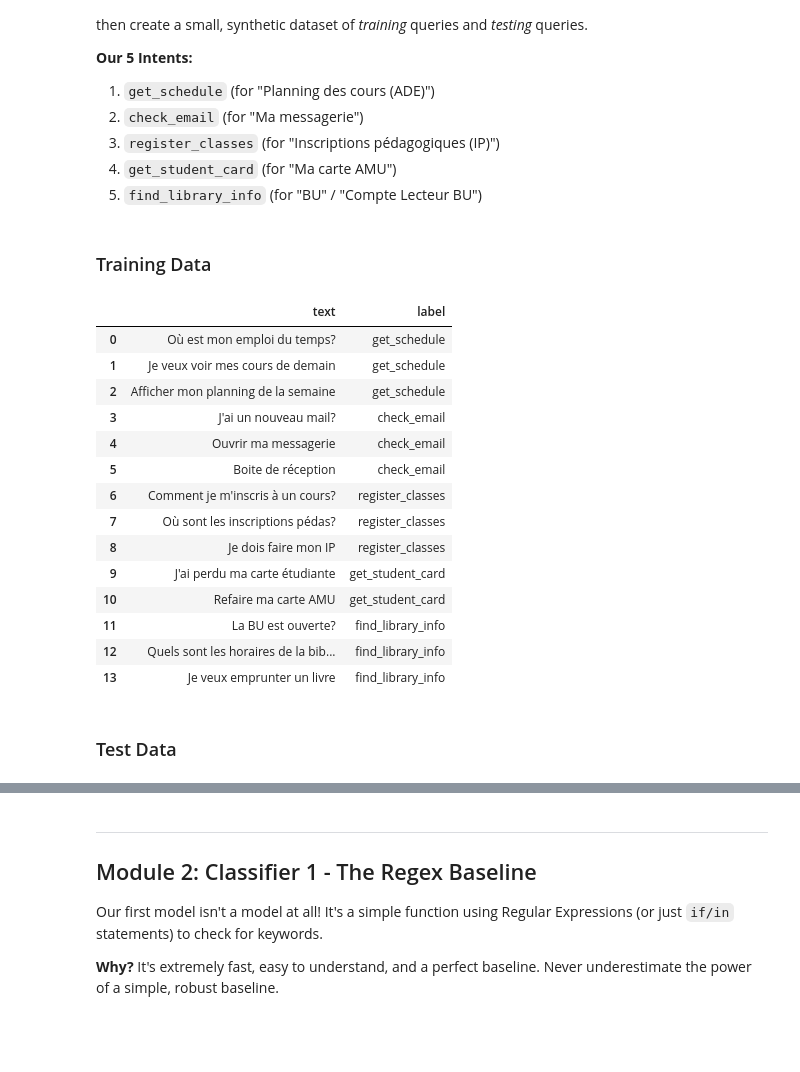
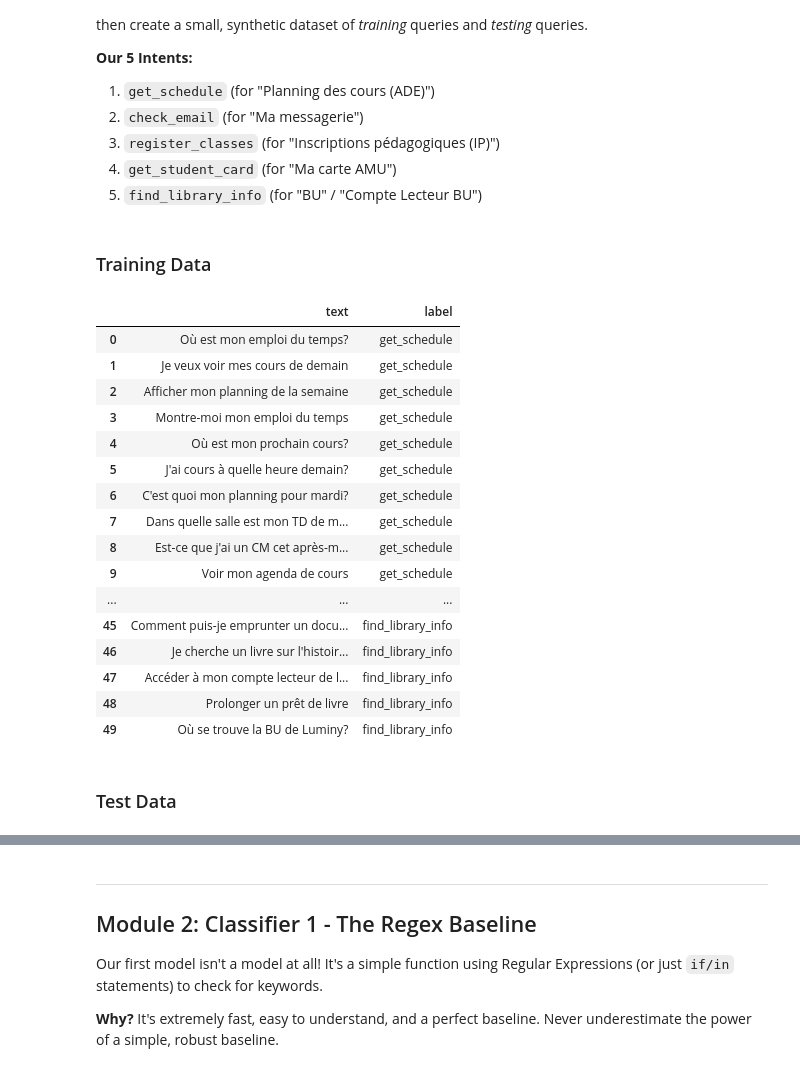
Before and after one commit to NaitsabesMue/llms-data-science-course, a Jupyter notebook: labs/week_4_classification.ipynb, the cells around one changed output, grey strips where cells are left out. Drawn from its saved outputs; the diff is of its cells as text; code cells hidden in the pictures; blank space fills up the shorter version.

```diff
--- a/labs/week_4_classification.ipynb
+++ b/labs/week_4_classification.ipynb
@@ -63,60 +59,127 @@ Before we can build a classifier, we need data! Based on the AMU portal, we'll d
 # %%
 # Here is our training data. We'll use this to train Classifier 2.
 train_data = [
+    # get_schedule
     {"text": "Où est mon emploi du temps?", "label": "get_schedule"},
     {"text": "Je veux voir mes cours de demain", "label": "get_schedule"},
     {"text": "Afficher mon planning de la semaine", "label": "get_schedule"},
+    {"text": "Montre-moi mon emploi du temps", "label": "get_schedule"},
+    {"text": "Où est mon prochain cours?", "label": "get_schedule"},
+    {"text": "J'ai cours à quelle heure demain?", "label": "get_schedule"},
+    {"text": "C'est quoi mon planning pour mardi?", "label": "get_schedule"},
+    {"text": "Dans quelle salle est mon TD de maths?", "label": "get_schedule"},
+    {"text": "Est-ce que j'ai un CM cet après-midi?", "label": "get_schedule"},
+    {"text": "Voir mon agenda de cours", "label": "get_schedule"},
+
+    # check_email
     {"text": "J'ai un nouveau mail?", "label": "check_email"},
     {"text": "Ouvrir ma messagerie", "label": "check_email"},
     {"text": "Boite de réception", "label": "check_email"},
+    {"text": "Consulter mes nouveaux emails", "label": "check_email"},
+    {"text": "Y a-t-il des messages non lus?", "label": "check_email"},
+    {"text": "Je veux lire mes mails", "label": "check_email"},
+    {"text": "Accéder à ma boite mail", "label": "check_email"},
+    {"text": "Montre-moi les derniers emails reçus", "label": "check_email"},
+    {"text": "Où puis-je trouver ma messagerie étudiante?", "label": "check_email"},
+    {"text": "Vérifier mes courriels", "label": "check_email"},
+
+    # register_classes
     {"text": "Comment je m'inscris à un cours?", "label": "register_classes"},
     {"text": "Où sont les inscriptions pédas?", "label": "register_classes"},
     {"text": "Je dois faire mon IP", "label": "register_classes"},
+    {"text": "Comment s'inscrire aux cours du second semestre?", "label": "register_classes"},
+    {"text": "Je veux m'inscrire à une nouvelle matière", "label": "register_classes"},
+    {"text": "Où se font les inscriptions pédagogiques?", "label": "register_classes"},
+    {"text": "Quand commencent les IP?", "label": "register_classes"},
+    {"text": "Je dois choisir mes options pour l'année", "label": "register_classes"},
+    {"text": "Aide pour l'inscription aux TD", "label": "register_classes"},
+    {"text": "Valider mon inscription pédagogique", "label": "register_classes"},
+
+    # get_student_card
     {"text": "J'ai perdu ma carte étudiante", "label": "get_student_card"},
     {"text": "Refaire ma carte AMU", "label": "get_student_card"},
+    {"text": "Comment obtenir ma carte d'étudiant?", "label": "get_student_card"},
+    {"text": "J'ai besoin de recharger ma carte AMU", "label": "get_student_card"},
+    {"text": "Ma carte étudiante ne fonctionne plus", "label": "get_student_card"},
+    {"text": "Où faire la demande pour la carte AMU?", "label": "get_student_card"},
+    {"text": "Le statut de ma carte étudiante", "label": "get_student_card"},
+    {"text": "Activer ma carte AMU", "label": "get_student_card"},
+    {"text": "Que faire si ma carte est volée?", "label": "get_student_card"},
+    {"text": "Ma carte est expirée", "label": "get_student_card"},
+
+    # find_library_info
     {"text": "La BU est ouverte?", "label": "find_library_info"},
     {"text": "Quels sont les horaires de la bibliothèque?", "label": "find_library_info"},
-    {"text": "Je veux emprunter un livre", "label": "find_library_info"}
+    {"text": "Je veux emprunter un livre", "label": "find_library_info"},
+    {"text": "Comment accéder à ma bibliothèque en ligne?", "label": "find_library_info"},
+    {"text": "La bibliothèque est-elle ouverte aujourd'hui?", "label": "find_library_info"},
+    {"text": "Comment puis-je emprunter un document à la BU?", "label": "find_library_info"},
+    {"text": "Je cherche un livre sur l'histoire de l'art", "label": "find_library_info"},
+    {"text": "Accéder à mon compte lecteur de la BU", "label": "find_library_info"},
+    {"text": "Prolonger un prêt de livre", "label": "find_library_info"},
+    {"text": "Où se trouve la BU de Luminy?", "label": "find_library_info"}
 ]
 
 # Here is our test data. We'll use this to evaluate ALL classifiers.
 test_data = [
-    {"text": "C'est quand mon prochain TD?", "label": "get_schedule"},
+    {"text": "C'est quand mon prochaine TD?", "label": "get_schedule"},
     {"text": "Ouvrir la boite de réception", "label": "check_email"},
-    {"text": "Je veux m'inscrire en L3", "label": "register_classes"},
+    {"text": "Je m'inscrire en L3", "label": "register_classes"},
     {"text": "Ma carte est cassée", "label": "get_student_card"},
-    {"text": "Les horaires de la BU St Charles", "label": "find_library_info"},
+    {"text": "Les horaires de la BU St Charles, c'est où?", "label": "find_library_info"},
     {"text": "Quelle salle pour mon cours de 10h?", "label": "get_schedule"},
     {"text": "J'ai reçu un email important?", "label": "check_email"},
     {"text": "C'est quand les IP?", "label": "register_classes"},
     {"text": "Où est-ce que je peux imprimer avec ma carte?", "label": "get_student_card"},
     {"text": "Comment réserver un livre à la BU?", "label": "find_library_info"}
+]
+
+eval_data = [
+    {"text": "Quand est mon prochain cours?", "label": "get_schedule"},
+    {"text": "Je peux faire la fete ce soir, ou cous dmain matin?", "label": "get_schedule"},
+    {"text": "Quelle salle pour mon cours de 10h?", "label": "get_schedule"},
+    {"text": "Où est ma boite de réception?", "label": "check_email"},
+    {"text": "J'ai reçu un mel important?", "label": "check_email"},
+    {"text": "Je dois ecrire un mail à mon prof", "label": "check_email"},
+    {"text": "Je dois m'inscrire en L3", "label": "register_classes"},
+    {"text": "C'est quand les IP?", "label": "register_classes"},
+    {"text": "Comment faire pour s'inscrire aux cours?", "label": "register_classes"},
+    {"text": "Mince, j ai perdu ma crte étudiante", "label": "get_student_card"},
+    {"text": "Je veux charger ma carte étudiante", "label": "get_student_card"},
+    {"text": "Comment recuperer ma carte etudiante?", "label": "get_student_card"},
+    {"text": "Les horaires de la BU St Charles, c'est où?", "label": "find_library_info"},
+    {"text": "Comment réserver un livre à la BU d'AMU?", "label": "find_library_info"},
+    {"text": "Je dois rendnre en pret?", "label": "find_library_info"},
+    {"text": "Salut, ca va?", "label": "chat"},
+    {"text": "Le banana est plus jaune que la grenouille.", "label": "unknown"}
 ]
 
 # Let's put them in a DataFrame to visualize
 train_df = pd.DataFrame(train_data)
 test_df = pd.DataFrame(test_data)
 
 display(Markdown("### Training Data"))
 display(train_df)
 display(Markdown("### Test Data"))
 display(test_df)
 # %% [output]
 ### Training Data
 |  | text | label |
 | 0 | Où est mon emploi du temps? | get_schedule |
 | 1 | Je veux voir mes cours de demain | get_schedule |
 | 2 | Afficher mon planning de la semaine | get_schedule |
-| 3 | J'ai un nouveau mail? | check_email |
-| 4 | Ouvrir ma messagerie | check_email |
-| 5 | Boite de réception | check_email |
-| 6 | Comment je m'inscris à un cours? | register_classes |
-| 7 | Où sont les inscriptions pédas? | register_classes |
-| 8 | Je dois faire mon IP | register_classes |
-| 9 | J'ai perdu ma carte étudiante | get_student_card |
-| 10 | Refaire ma carte AMU | get_student_card |
-| 11 | La BU est ouverte? | find_library_info |
-| 12 | Quels sont les horaires de la bib... | find_library_info |
-| 13 | Je veux emprunter un livre | find_library_info |
+| 3 | Montre-moi mon emploi du temps | get_schedule |
+| 4 | Où est mon prochain cours? | get_schedule |
+| 5 | J'ai cours à quelle heure demain? | get_schedule |
+| 6 | C'est quoi mon planning pour mardi? | get_schedule |
+| 7 | Dans quelle salle est mon TD de m... | get_schedule |
+| 8 | Est-ce que j'ai un CM cet après-m... | get_schedule |
+| 9 | Voir mon agenda de cours | get_schedule |
+| ... | ... | ... |
+| 45 | Comment puis-je emprunter un docu... | find_library_info |
+| 46 | Je cherche un livre sur l'histoir... | find_library_info |
+| 47 | Accéder à mon compte lecteur de l... | find_library_info |
+| 48 | Prolonger un prêt de livre | find_library_info |
+| 49 | Où se trouve la BU de Luminy? | find_library_info |
 ### Test Data
 |  | text | label |
```
Also changed, not shown: parts of 9 cells of this notebook, 32 other files.
